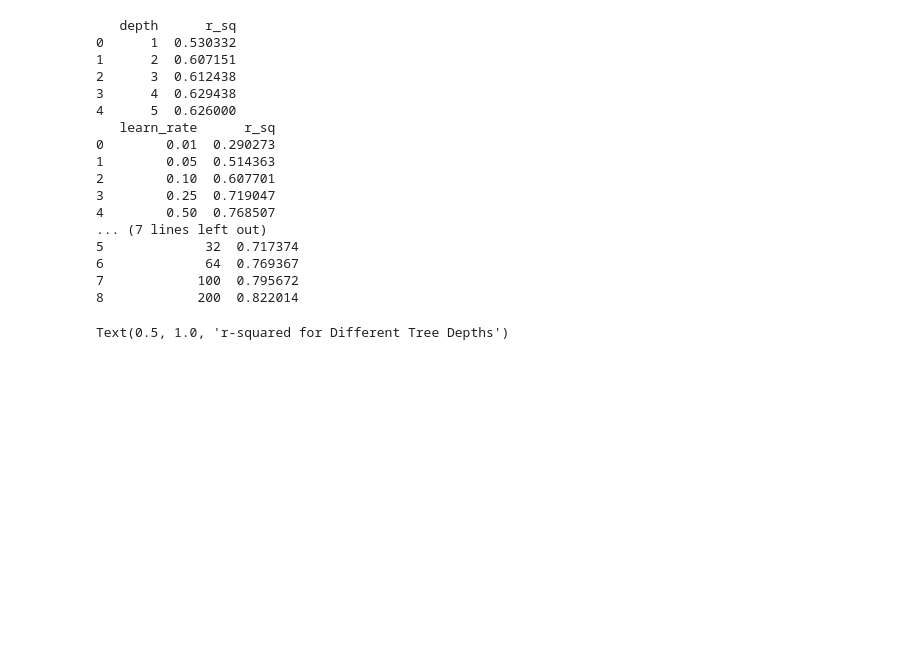
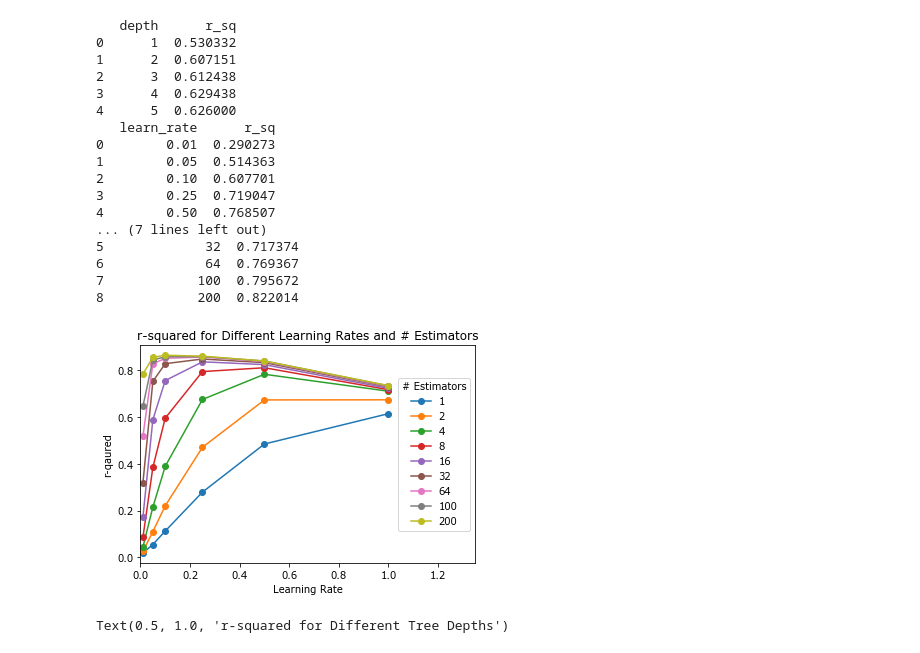
Before and after one commit to kathyxiong/stat_learning_case_study, a Jupyter notebook: freyder_housing_regression_boosting.ipynb, the cells around one changed output. Cells and saved outputs as stored; diff of their text form; code cells hidden in the pictures; blank space fills up the shorter version.

```diff
--- a/freyder_housing_regression_boosting.ipynb
+++ b/freyder_housing_regression_boosting.ipynb
@@ -169,13 +258,15 @@ print(n_avg)
 # %%
 for n in [1, 2, 4, 8, 16, 32, 64, 100, 200]:
     plt_data = learn_n_avg[learn_n_avg['n_estimators'] == n]
     plt.plot(plt_data.iloc[:,0], plt_data.iloc[:,2], marker='o', label=n)
 plt.xlim(0,1.35)
 plt.legend(loc='right', title = '# Estimators')
 plt.xlabel("Learning Rate")
-plt.ylabel("AUC")
-plt.title("AUC for Different Learning Rates and # Estimators")
+plt.ylabel("r-qaured")
+plt.title("r-squared for Different Learning Rates and # Estimators")
 plt.show()
+# %% [output]
+[figure, added]
 # %%
 plt.plot(depth_avg.iloc[:,0], depth_avg.iloc[:,1], marker='o')
 plt.xlabel("Tree Depth")
```
Also changed, not shown: parts of 9 cells of this notebook.
